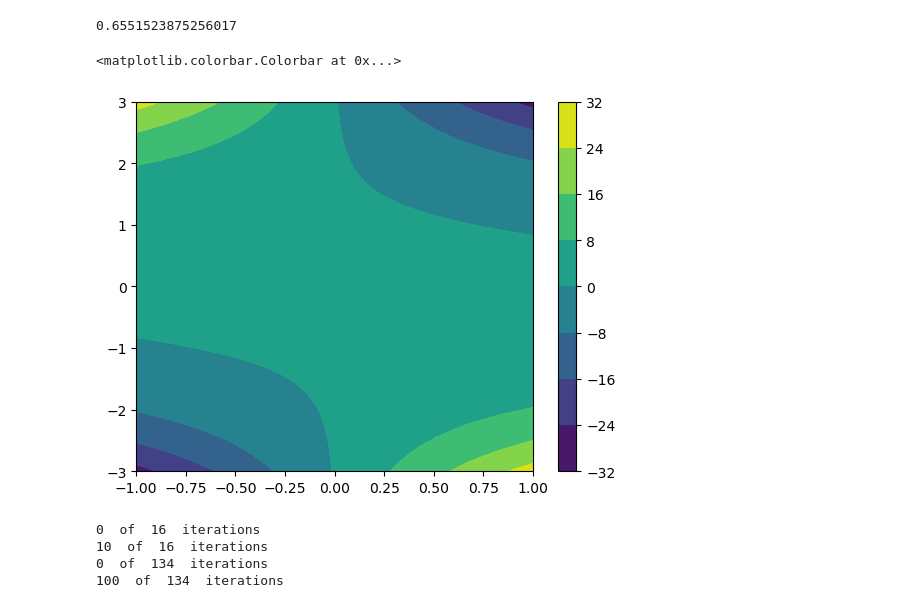
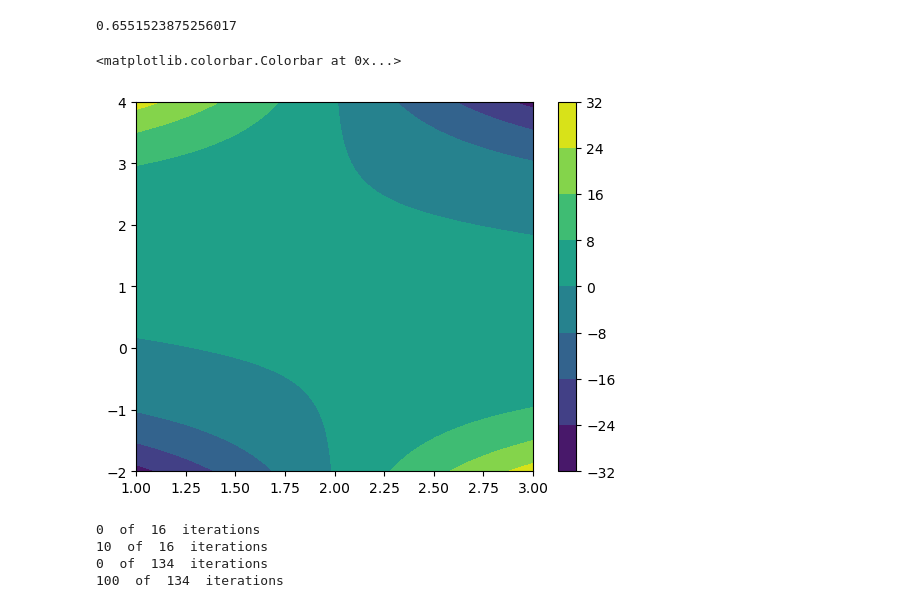
Before and after one commit to NiklasSchaaf/UQ_2023, a Jupyter notebook: homework_4/hw_nik.ipynb, the cells around one changed output. Saved outputs shown, nothing was run; the diff lists cells and outputs as text; code cells hidden in the pictures.

```diff
--- a/homework_4/hw_nik.ipynb
+++ b/homework_4/hw_nik.ipynb
@@ -156,10 +157,10 @@ np.mean(Zf)
 # %% [output]
 0.6551523875256017
 # %%
-plt.contourf(X,Y,Zf)
+plt.contourf((X+2),(Y+1),Zf)
 plt.colorbar()
 # %% [output]
 <matplotlib.colorbar.Colorbar at 0x...>
-[figure, old version]
+[figure, new version]
 # %%
 max_order = 15
```
Also changed, not shown: parts of 9 cells of this notebook.
